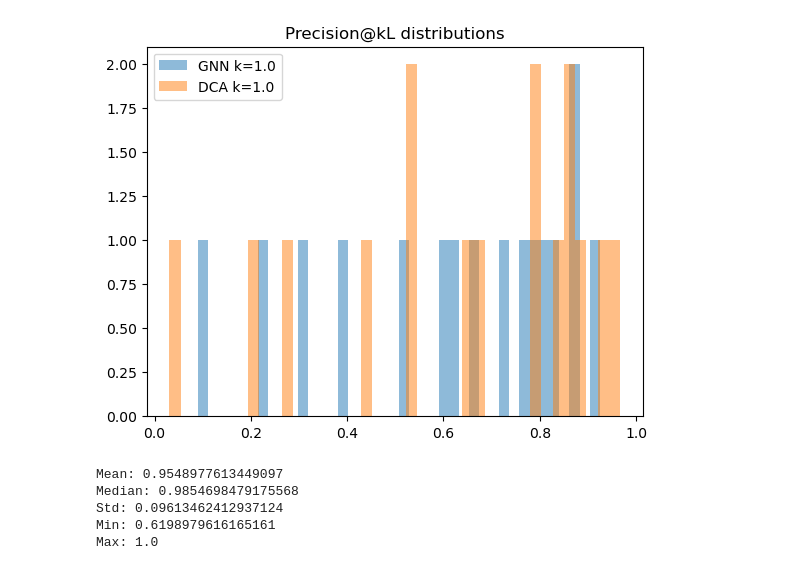
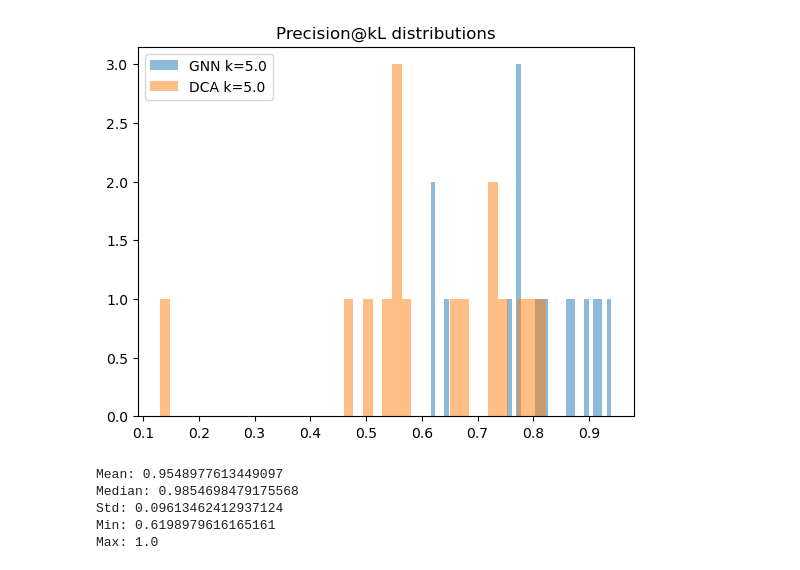
Before and after one commit to Fabiog17/Internship, a Jupyter notebook: GNN_contacts.ipynb, the cells around one changed output. Cells and saved outputs as stored; diff of their text form; code cells hidden in the pictures.

```diff
--- a/GNN_contacts.ipynb
+++ b/GNN_contacts.ipynb
@@ -18,7 +18,7 @@ import numpy as np
 import torch
 from torch_geometric.data import Data
 
-def build_graph_contact(sequence, score_map, distance_map=None,contact_cutoff=8.0, sep_min=5):
+def build_graph_contact(sequence, score_map, distance_map=None,contact_cutoff=8.0, sep_min=0):
 
     N = len(sequence)
 
@@ -361,39 +363,2 @@ plt.show()
-# %%
-
-#NO
-def precision_at_kL_dca_per_graph(batch, k):
-    scores = batch.edge_attr.squeeze(-1)  # DCA scores
-    y_true = batch.y.squeeze(-1)
-
-    mask = batch.edge_mask & batch.pair_mask
-
-    scores = scores[mask]
-    y_true = y_true[mask]
-
-    edge_batch = batch.batch[batch.edge_index[0]][mask]
-
-    precisions = []
-
-    for g in edge_batch.unique():
-        g_mask = edge_batch == g
-
-        g_scores = scores[g_mask]
-        g_true = y_true[g_mask]
-
-        L = batch.L[g].item()
-
-        kL = int(k * L)
-        kL = min(kL, g_scores.numel())
-
-        if kL == 0:
-            continue
-
-        topk_idx = torch.topk(g_scores, kL).indices
-        topk_true = g_true[topk_idx]
-
-        precision = topk_true.float().mean().item()
-        precisions.append(precision)
-
-    return precisions
 # %%
 #loader = DataLoader([train_loader.dataset[10]], batch_size=1)
@@ -595,29 +568,29 @@ def precision_at_kL_dca_per_graph(batch, k):
 # %%
-k_values = [1.0]
+k_values = [5.0]
 
 results = {k: [] for k in k_values}
 results_dca = {k: [] for k in k_values}
 
 with torch.no_grad():
     for batch in test_loader:
         batch = batch.to(device)
         _, pred_logits = model(batch)
 
         for k in k_values:
             vals= precision_at_kL_per_graph(batch, pred_logits, k)
             vals_dca= precision_at_kL_dca_per_graph(batch, k)
             results[k].extend(vals)
             results_dca[k].extend(vals_dca)
 
 for k in k_values:
     plt.hist(results[k], bins=40, alpha=0.5, label=f"GNN k={k}")
     plt.hist(results_dca[k], bins=40, alpha=0.5, label=f"DCA k={k}")
 
 plt.legend()
 plt.title("Precision@kL distributions")
 plt.show()
 # %% [output]
-[figure, old version]
+[figure, new version]
 # %%
 k=1.0
 print("Mean:", np.mean(results[k]))
```
Also changed, not shown: parts of 10 cells of this notebook, 1 other file.
